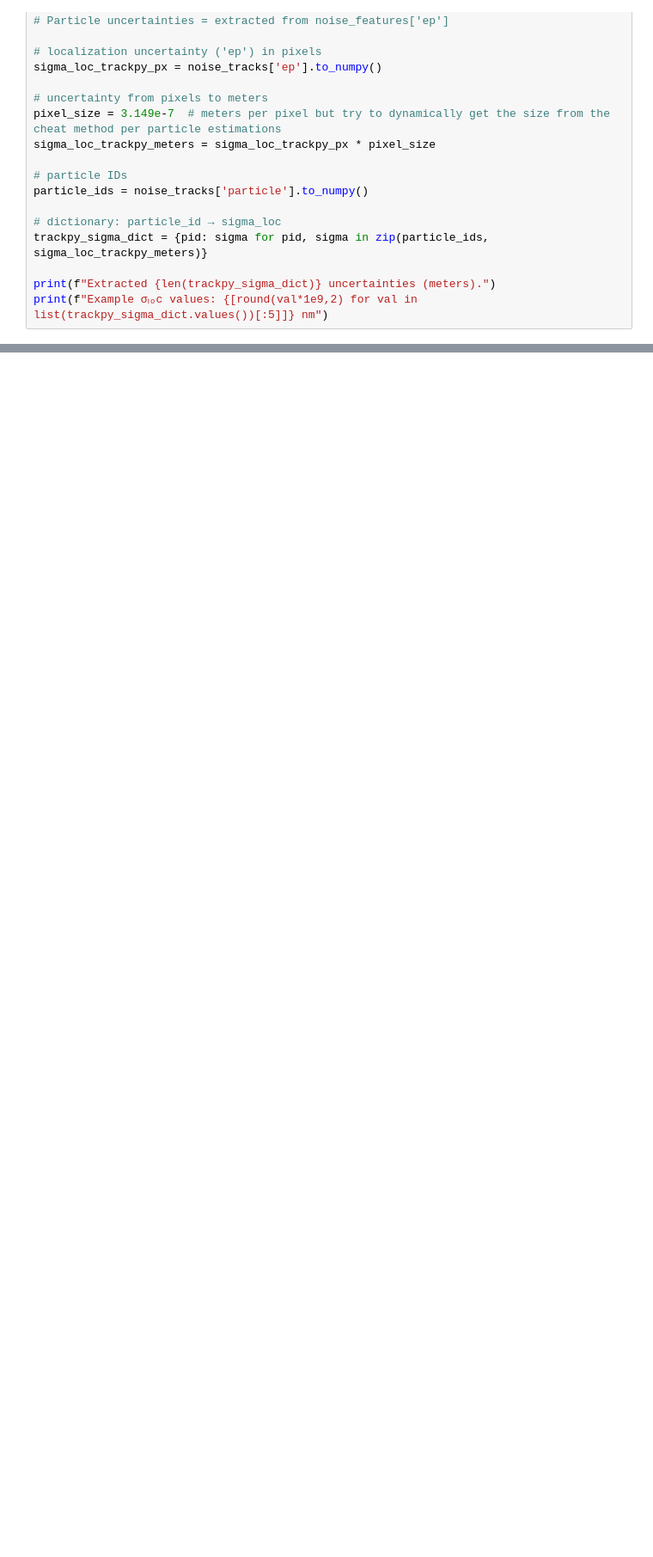
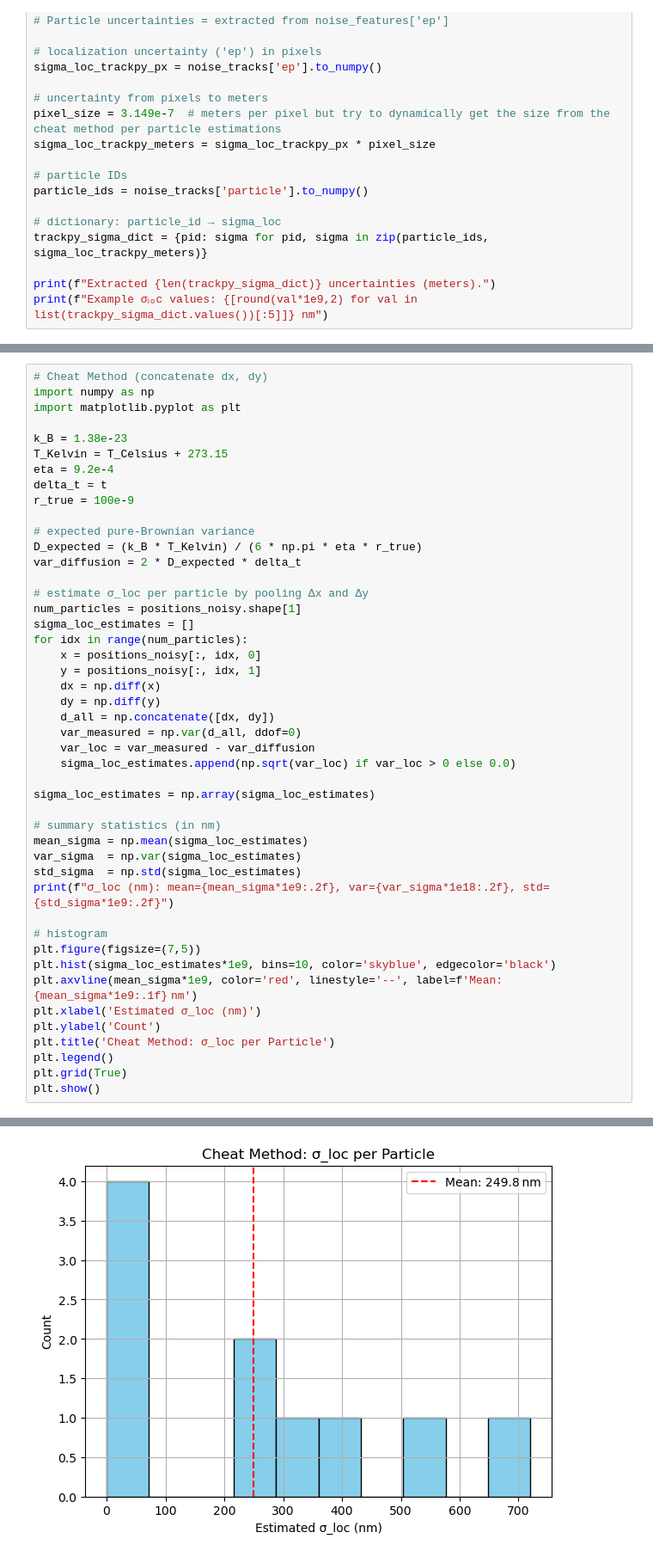
Before and after one commit to brandonc732/No-Big-Deal-Capstone-Project, a Jupyter notebook: CheatMethod.ipynb, the cells around one changed output, grey strips where cells are left out. Shown at 86% size. Drawn from its saved outputs; the diff is of its cells as text; blank space fills up the shorter version.

Commit message:
updated cheat method

```diff
--- a/CheatMethod.ipynb
+++ b/CheatMethod.ipynb
@@ -279,0 +286,47 @@ print(f"Example σₗₒc values: {[round(val*1e9,2) for val in list(trackpy_sig
+# %%
+# Cheat Method (concatenate dx, dy)
+import numpy as np
+import matplotlib.pyplot as plt
+
+k_B = 1.38e-23
+T_Kelvin = T_Celsius + 273.15
+eta = 9.2e-4
+delta_t = t
+r_true = 100e-9
+
+# expected pure‐Brownian variance
+D_expected = (k_B * T_Kelvin) / (6 * np.pi * eta * r_true)
+var_diffusion = 2 * D_expected * delta_t
+
+# estimate σ_loc per particle by pooling Δx and Δy
+num_particles = positions_noisy.shape[1]
+sigma_loc_estimates = []
+for idx in range(num_particles):
+    x = positions_noisy[:, idx, 0]
+    y = positions_noisy[:, idx, 1]
+    dx = np.diff(x)
+    dy = np.diff(y)
+    d_all = np.concatenate([dx, dy])
+    var_measured = np.var(d_all, ddof=0)
+    var_loc = var_measured - var_diffusion
+    sigma_loc_estimates.append(np.sqrt(var_loc) if var_loc > 0 else 0.0)
+
+sigma_loc_estimates = np.array(sigma_loc_estimates)
+
+# summary statistics (in nm)
+mean_sigma = np.mean(sigma_loc_estimates)
+var_sigma  = np.var(sigma_loc_estimates)
+std_sigma  = np.std(sigma_loc_estimates)
+print(f"σ_loc (nm): mean={mean_sigma*1e9:.2f}, var={var_sigma*1e18:.2f}, std={std_sigma*1e9:.2f}")
+
+# histogram
+plt.figure(figsize=(7,5))
+plt.hist(sigma_loc_estimates*1e9, bins=10, color='skyblue', edgecolor='black')
+plt.axvline(mean_sigma*1e9, color='red', linestyle='--', label=f'Mean: {mean_sigma*1e9:.1f} nm')
+plt.xlabel('Estimated σ_loc (nm)')
+plt.ylabel('Count')
+plt.title('Cheat Method: σ_loc per Particle')
+plt.legend()
+plt.grid(True)
+plt.show()
+# %% [output]
@@ -279,0 +334 @@ print(f"Example σₗₒc values: {[round(val*1e9,2) for val in list(trackpy_sig
+[figure, added]
```
Also changed, not shown: parts of 4 cells of this notebook.
